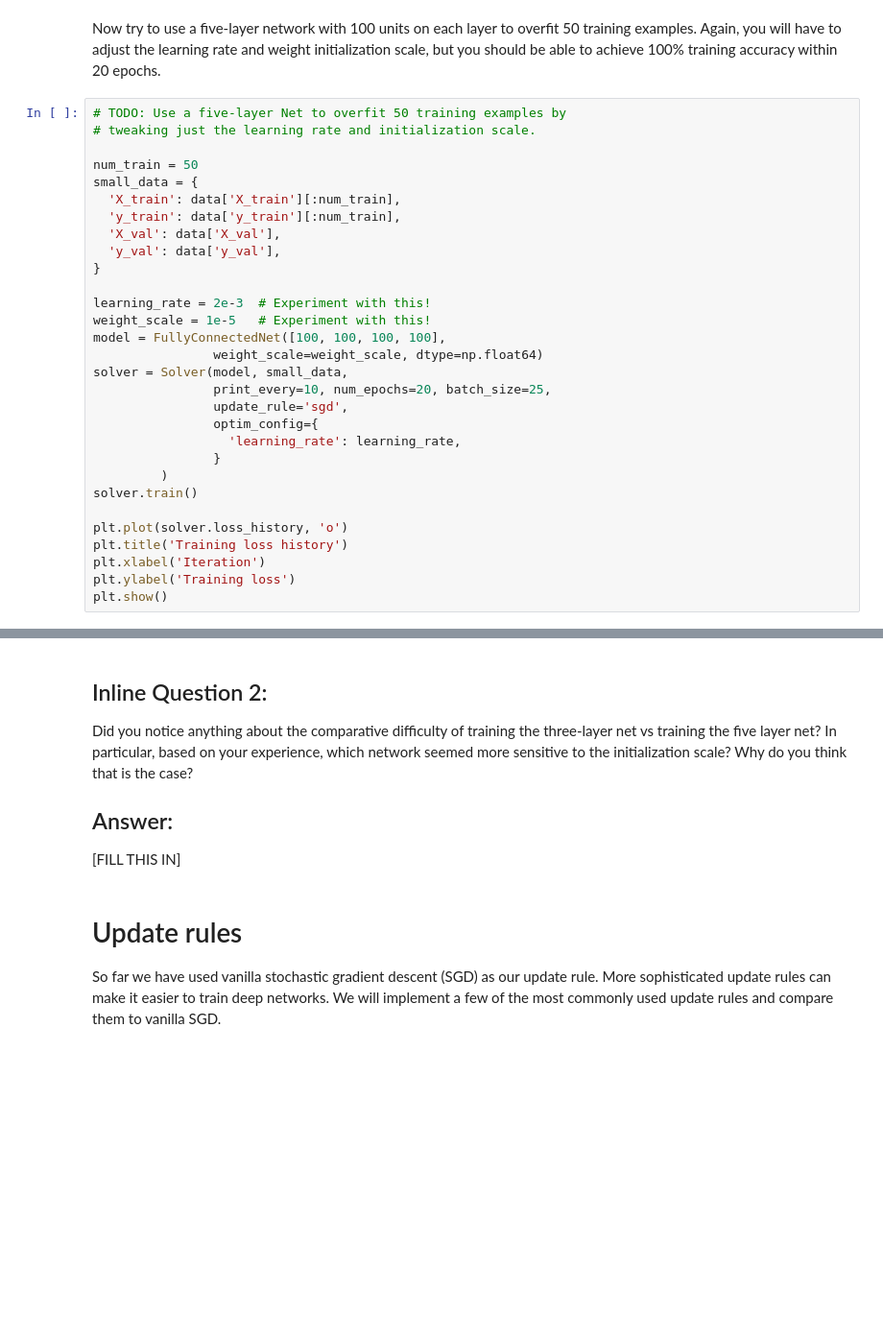
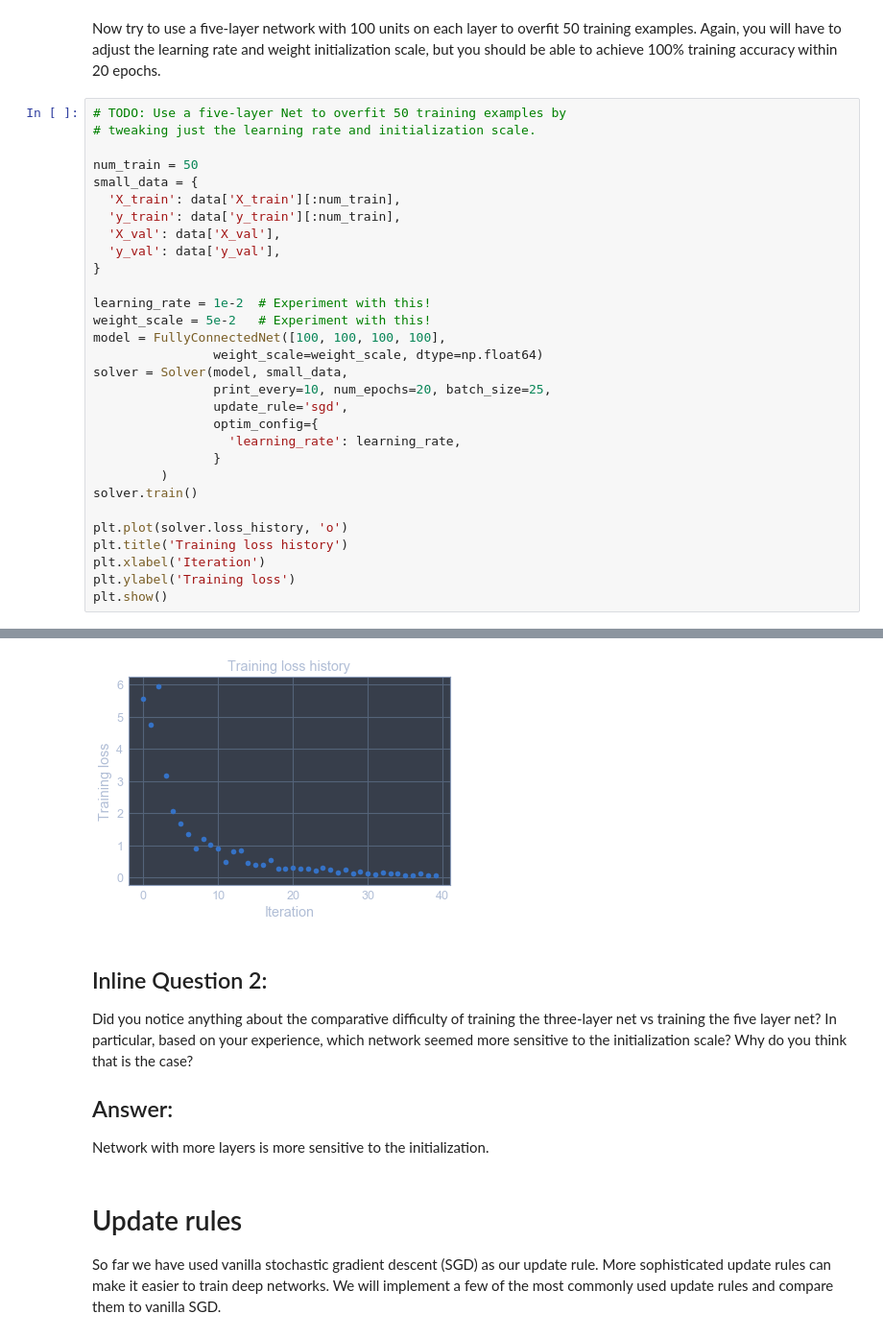
Before and after one commit to silencial/CNN, a Jupyter notebook: assignment2/FullyConnectedNets.ipynb, the cells around one changed output, grey strips where cells are left out. Shown: that part at 96% size. Cells and saved outputs as stored; diff of their text form; blank space fills up the shorter version.

```diff
--- a/assignment2/FullyConnectedNets.ipynb
+++ b/assignment2/FullyConnectedNets.ipynb
@@ -389,8 +499,8 @@ small_data = {
   'y_val': data['y_val'],
 }
 
-learning_rate = 2e-3  # Experiment with this!
-weight_scale = 1e-5   # Experiment with this!
+learning_rate = 1e-2  # Experiment with this!
+weight_scale = 5e-2   # Experiment with this!
 model = FullyConnectedNet([100, 100, 100, 100],
                 weight_scale=weight_scale, dtype=np.float64)
 solver = Solver(model, small_data,
@@ -407,3 +517,4 @@ plt.title('Training loss history')
 plt.xlabel('Iteration')
 plt.ylabel('Training loss')
 plt.show()
+# %% [output]
@@ -410,9 +538,10 @@ plt.show()
+[figure, added]
 # %% [markdown]
 ## Inline Question 2:
 Did you notice anything about the comparative difficulty of training the three-layer net vs training the five layer net? In particular, based on your experience, which network seemed more sensitive to the initialization scale? Why do you think that is the case?
 
 ## Answer:
-[FILL THIS IN]
+Network with more layers is more sensitive to the initialization.
 # %% [markdown]
 # Update rules
 So far we have used vanilla stochastic gradient descent (SGD) as our update rule. More sophisticated update rules can make it easier to train deep networks. We will implement a few of the most commonly used update rules and compare them to vanilla SGD.
```
Also changed, not shown: parts of 22 cells of this notebook, 5 other files.
